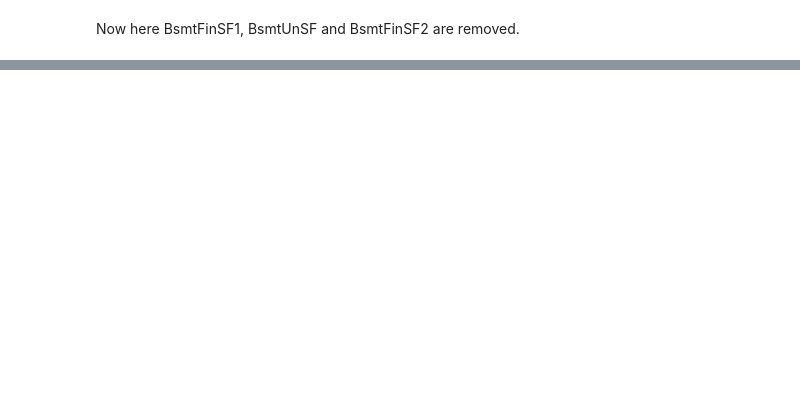
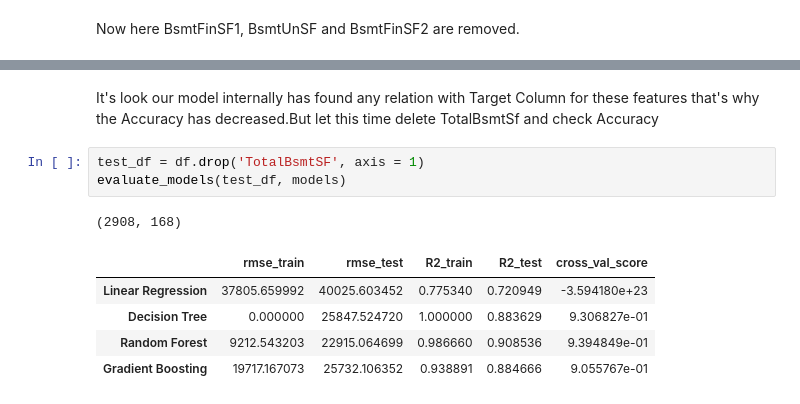
Before and after one commit to rahmankhan2241/House-Price-Prediction-Kaggle-Competition, a Jupyter notebook: Final_Model.ipynb, the cells around one changed output, grey strips where cells are left out. Saved outputs shown, nothing was run; the diff lists cells and outputs as text; blank space fills up the shorter version.

```diff
--- a/Final_Model.ipynb
+++ b/Final_Model.ipynb
@@ -912,0 +517,12 @@ Best Accuracy Found 0.5450656824647633
+# %% [markdown]
+It's look our model internally has found any relation with Target Column for these features that's why the Accuracy has decreased.But let this time delete TotalBsmtSf and check Accuracy
+# %%
+test_df = df.drop('TotalBsmtSF', axis = 1)
+evaluate_models(test_df, models)
+# %% [output]
+(2908, 168)
+|  | rmse_train | rmse_test | R2_train | R2_test | cross_val_score |
+| Linear Regression | 37805.659992 | 40025.603452 | 0.775340 | 0.720949 | -3.594180e+23 |
+| Decision Tree | 0.000000 | 25847.524720 | 1.000000 | 0.883629 | 9.306827e-01 |
+| Random Forest | 9212.543203 | 22915.064699 | 0.986660 | 0.908536 | 9.394849e-01 |
+| Gradient Boosting | 19717.167073 | 25732.106352 | 0.938891 | 0.884666 | 9.055767e-01 |
```
Also changed, not shown: parts of 78 cells of this notebook, 1 other file.
